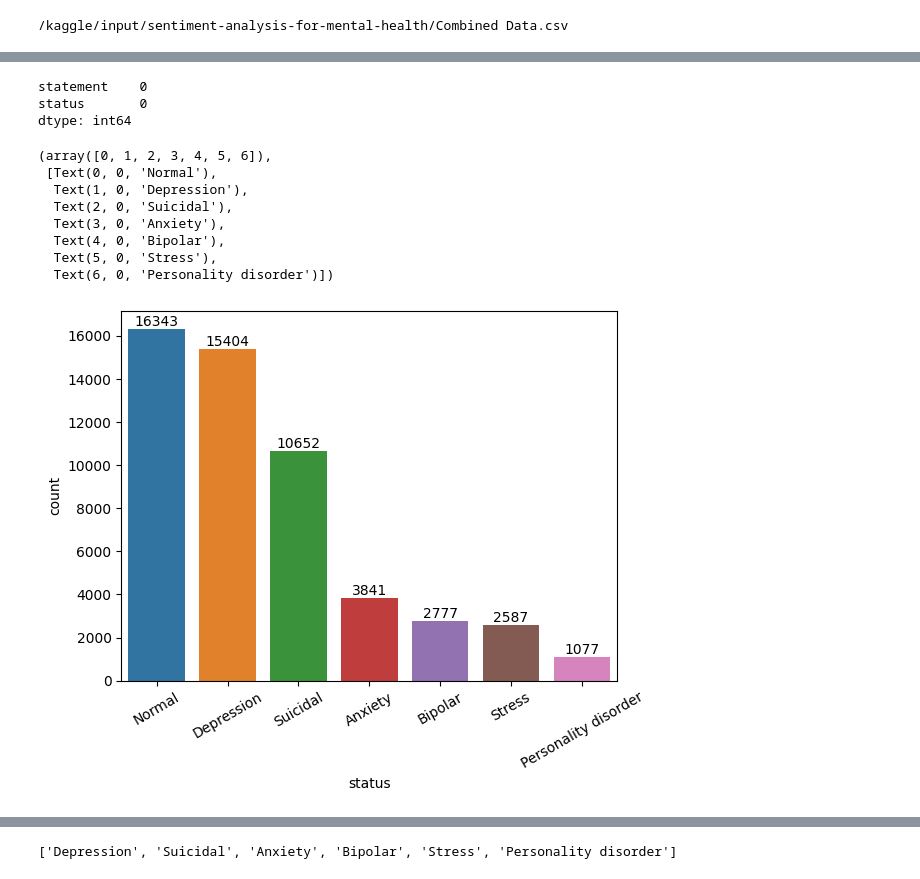
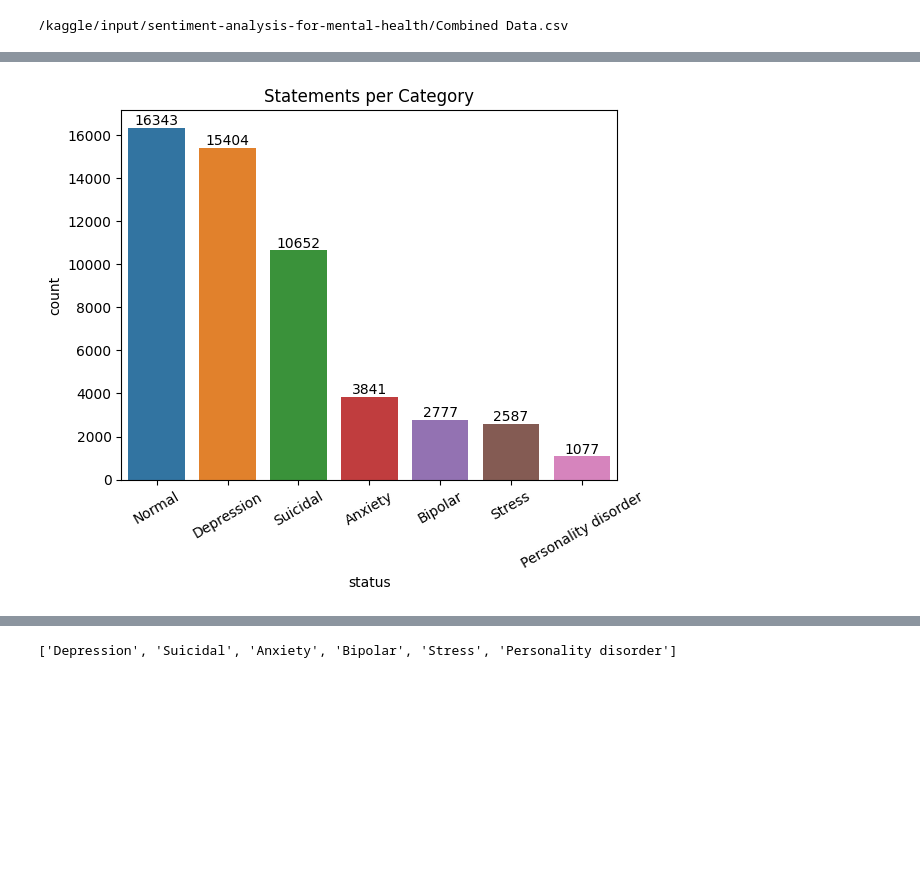
Before and after one commit to mherna72/kaggle_projects, a Jupyter notebook: mental-health-sentiment.ipynb, the cells around one changed output, grey strips where cells are left out. Drawn from its saved outputs; the diff is of its cells as text; code cells hidden in the pictures; blank space fills up the shorter version.

```diff
--- a/mental-health-sentiment.ipynb
+++ b/mental-health-sentiment.ipynb
@@ -49,8 +58 @@ Personality disorder     1201
 Name: count, dtype: int64
-# %%
-#find and handle missing data
-print(mental_frame.isna().sum())
-# %% [output]
-statement    0
-status       0
-dtype: int64
@@ -61,17 +59,11 @@ import matplotlib.pyplot as plt
 # %%
-#visualizations
+#Initial Visualizations
 
 #the only real visualization to perform at this stage is a bar chart of value counts for the status column
 ax=sns.countplot(mental_frame, x='status',order=mental_frame['status'].value_counts().index)
 ax.bar_label(ax.containers[0])
 plt.xticks(rotation=30)
+plt.title('Statements per Category')
+plt.show()
 # %% [output]
-(array([0, 1, 2, 3, 4, 5, 6]),
- [Text(0, 0, 'Normal'),
-  Text(1, 0, 'Depression'),
-  Text(2, 0, 'Suicidal'),
-  Text(3, 0, 'Anxiety'),
-  Text(4, 0, 'Bipolar'),
-  Text(5, 0, 'Stress'),
-  Text(6, 0, 'Personality disorder')])
-[figure, old version]
+[figure, new version]
```
Also changed, not shown: parts of 6 cells of this notebook.
